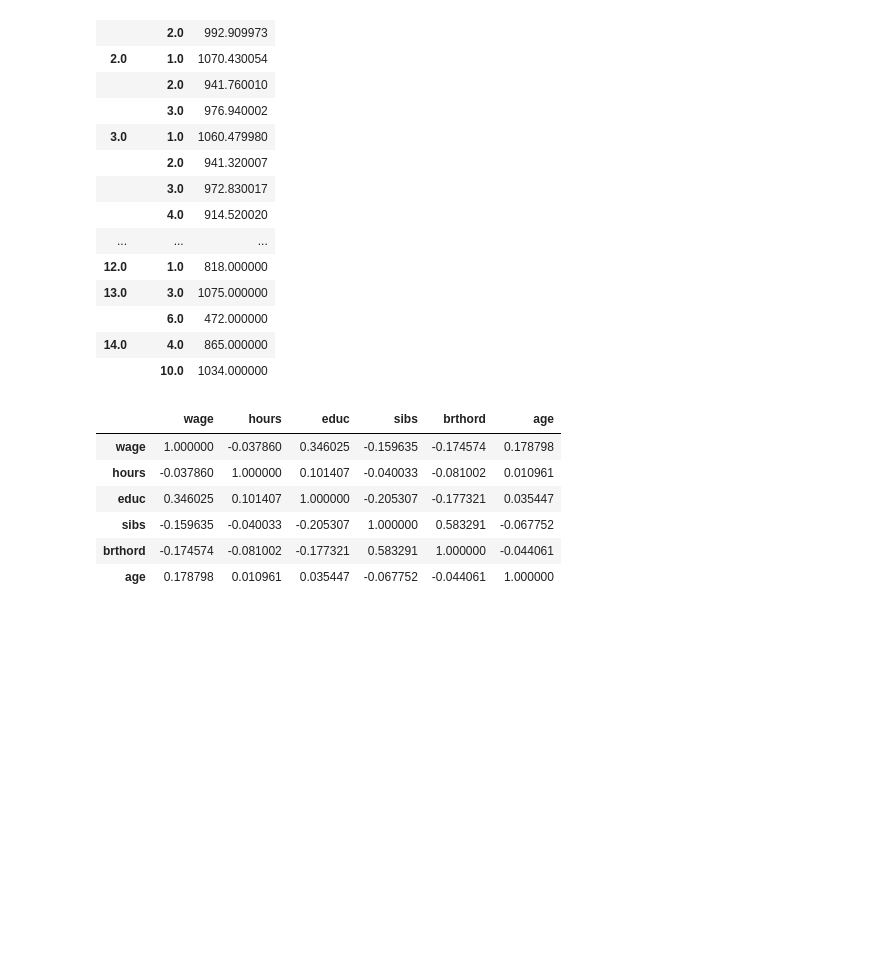
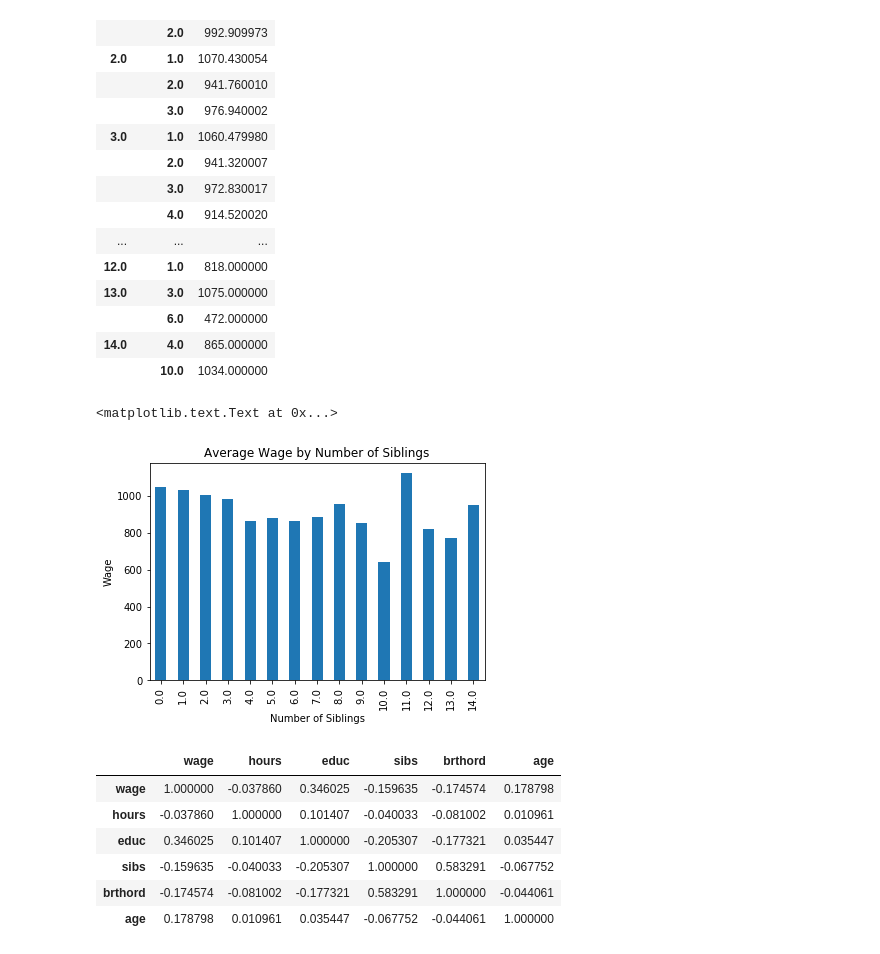
Before and after one commit to Zpolicky/byu_econ_applied_machine_learning, a Jupyter notebook: homeworks/Zach_Policky_Homework_1.ipynb, the cells around one changed output. Saved outputs shown, nothing was run; the diff lists cells and outputs as text; code cells hidden in the pictures; blank space fills up the shorter version.

```diff
--- a/homeworks/Zach_Policky_Homework_1.ipynb
+++ b/homeworks/Zach_Policky_Homework_1.ipynb
@@ -486,3 +487,12 @@ pd.pivot_table(wage_df, values='wage', index= ['sibs','brthord'], aggfunc =np.me
 |  | 6.0 | 472.000000 |
 | 14.0 | 4.0 | 865.000000 |
 |  | 10.0 | 1034.000000 |
+# %%
+siblings = wage_df.groupby('sibs')['wage'].mean()
+siblings.plot(kind = 'bar')
+plt.title("Average Wage by Number of Siblings")
+plt.xlabel('Number of Siblings')
+plt.ylabel('Wage')
+# %% [output]
+<matplotlib.text.Text at 0x...>
+[figure, added]
```
Also changed, not shown: parts of 2 cells of this notebook.
